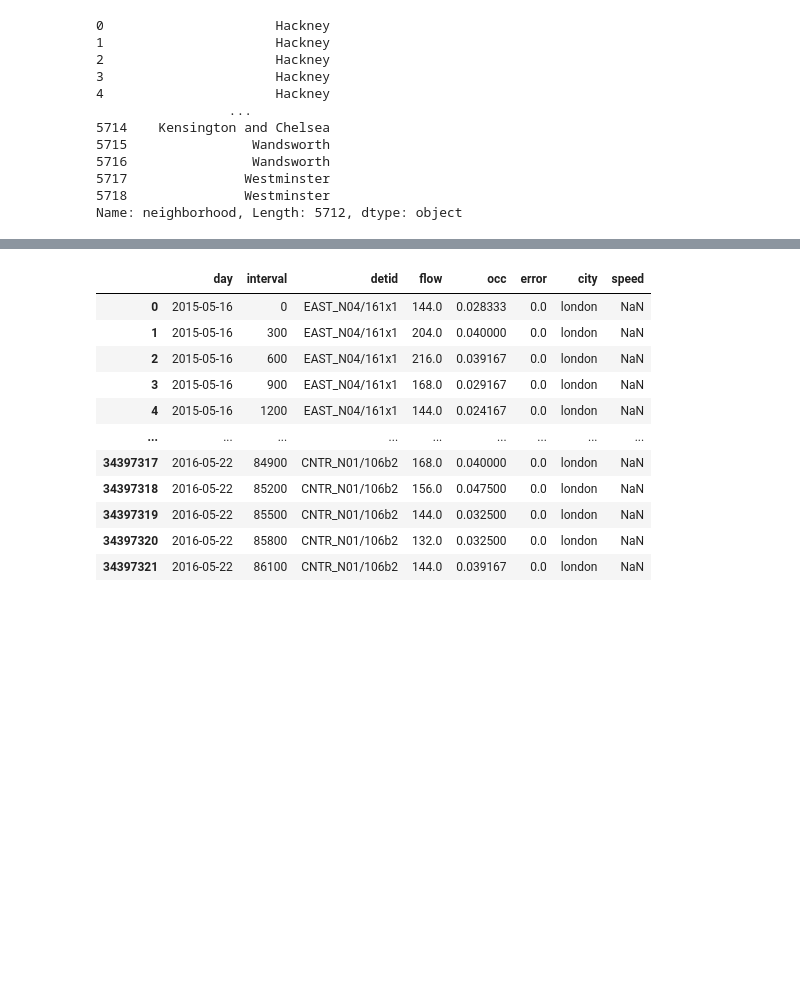
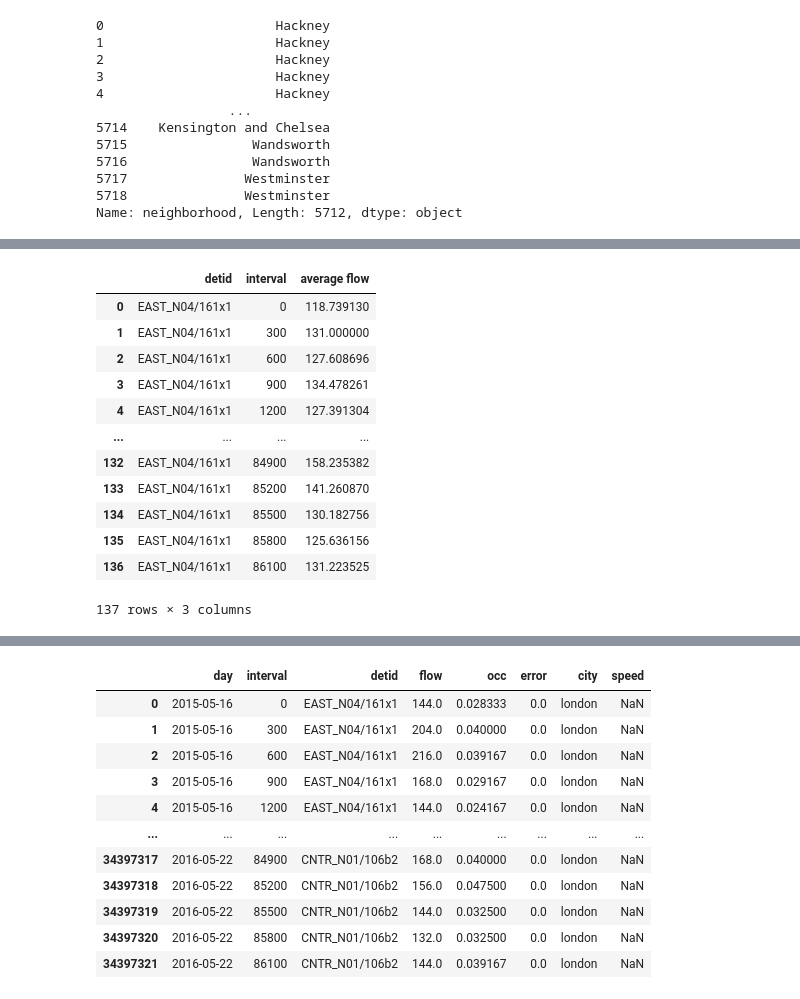
Before and after one commit to MichielvanDalsum/DASI_2021, a Jupyter notebook: FINAL_PROJECT.ipynb, the cells around one changed output, grey strips where cells are left out. Cells and saved outputs as stored; diff of their text form; code cells hidden in the pictures; blank space fills up the shorter version.

```diff
--- a/FINAL_PROJECT.ipynb
+++ b/FINAL_PROJECT.ipynb
@@ -252,0 +369,35 @@ data_london.detid.unique()
+# %%
+interval = data_london_neighborhood.interval
+new_data = np.zeros((int((interval.max()/interval[1]+1))*points_with_neighborhood.shape[0],3))
+
+#data per neighborhood
+neighborhood_data = data_london.loc[data_london.detid == data_london.detid.unique()[0]]
+#all unique days
+unique_days = data_london_neighborhood.day.unique()
+
+#data per neighborhood for each dat
+data_london_neighborhood_day = data_london_neighborhood.loc[data_london_neighborhood.day == data_london_neighborhood.day.unique()[0]]
+#slice with only relevent data
+days_london_neighborhood = data_london_neighborhood_day[['detid','interval', 'flow']]
+for i in range(1,len(unique_days)):
+    neighborhood_data_day2 = data_london_neighborhood.loc[data_london_neighborhood.day == data_london_neighborhood.day.unique()[i]][['interval','flow']]
+    days_london_neighborhood = pd.merge(days_london_neighborhood,neighborhood_data_day2,
+                                        left_on = ['interval'], right_on = ['interval'])
+
+days_london_neighborhood['average flow'] = days_london_neighborhood.iloc[:,2:].sum(axis=1)/len(unique_days)
+days_london_neighborhood[['detid', 'interval','average flow']]
+new_data.
+# %% [output]
+|  | detid | interval | average flow |
+| 0 | EAST_N04/161x1 | 0 | 118.739130 |
+| 1 | EAST_N04/161x1 | 300 | 131.000000 |
+| 2 | EAST_N04/161x1 | 600 | 127.608696 |
+| 3 | EAST_N04/161x1 | 900 | 134.478261 |
+| 4 | EAST_N04/161x1 | 1200 | 127.391304 |
+| ... | ... | ... | ... |
+| 132 | EAST_N04/161x1 | 84900 | 158.235382 |
+| 133 | EAST_N04/161x1 | 85200 | 141.260870 |
+| 134 | EAST_N04/161x1 | 85500 | 130.182756 |
+| 135 | EAST_N04/161x1 | 85800 | 125.636156 |
+| 136 | EAST_N04/161x1 | 86100 | 131.223525 |
+137 rows × 3 columns
```
Also changed, not shown: parts of 13 cells of this notebook.
